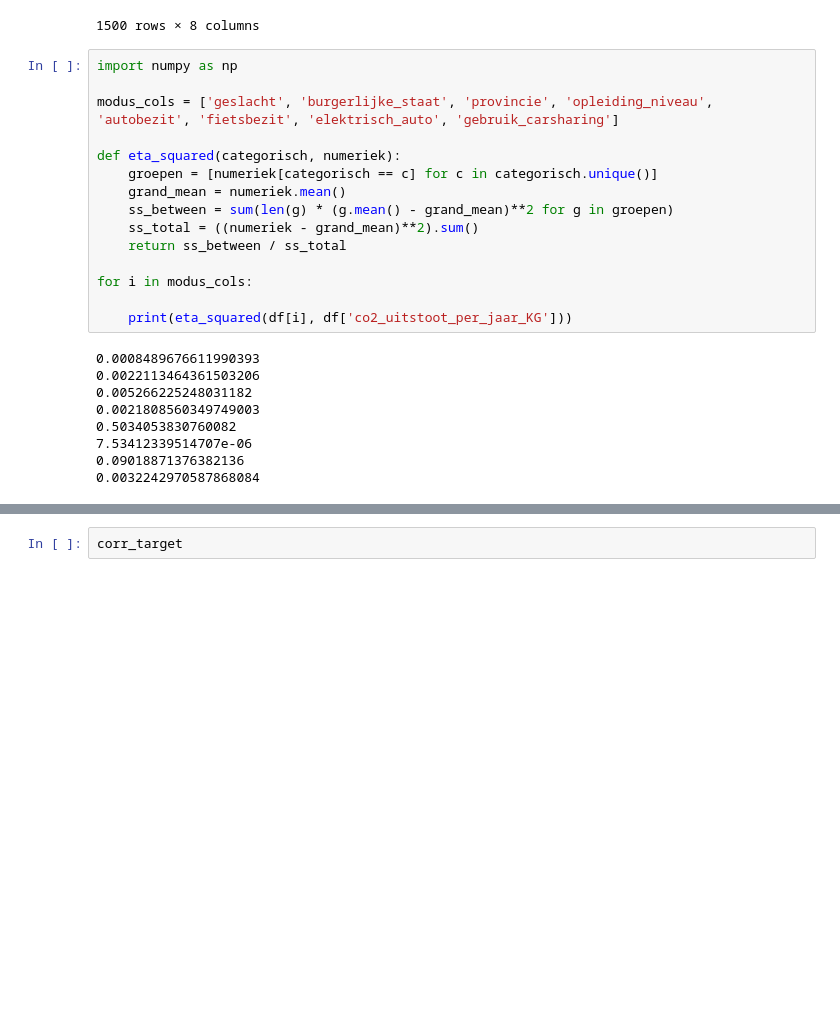
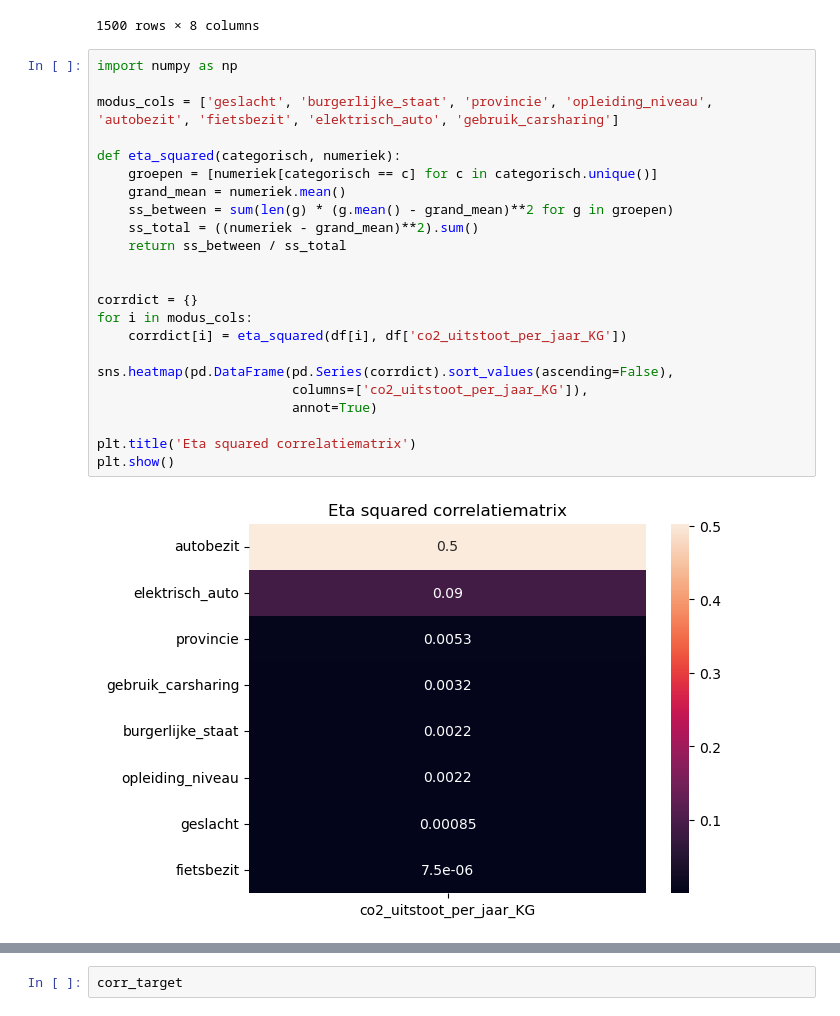
Before and after one commit to svenkr-6/Wiskunde_II_Portfolio, a Jupyter notebook: Sven.ipynb, the cells around one changed output, grey strips where cells are left out. Drawn from its saved outputs; the diff is of its cells as text; blank space fills up the shorter version.

```diff
--- a/Sven.ipynb
+++ b/Sven.ipynb
@@ -106,27 +116,28 @@ df[modus_cols]
 # %%
 import numpy as np
 
 modus_cols = ['geslacht', 'burgerlijke_staat', 'provincie', 'opleiding_niveau', 'autobezit', 'fietsbezit', 'elektrisch_auto', 'gebruik_carsharing']
 
 def eta_squared(categorisch, numeriek):
     groepen = [numeriek[categorisch == c] for c in categorisch.unique()]
     grand_mean = numeriek.mean()
     ss_between = sum(len(g) * (g.mean() - grand_mean)**2 for g in groepen)
     ss_total = ((numeriek - grand_mean)**2).sum()
     return ss_between / ss_total
 
+
+corrdict = {}
 for i in modus_cols:
+    corrdict[i] = eta_squared(df[i], df['co2_uitstoot_per_jaar_KG'])
 
-    print(eta_squared(df[i], df['co2_uitstoot_per_jaar_KG']))
+sns.heatmap(pd.DataFrame(pd.Series(corrdict).sort_values(ascending=False),
+                         columns=['co2_uitstoot_per_jaar_KG']),
+                         annot=True)
+
+plt.title('Eta squared correlatiematrix')
+plt.show()
 # %% [output]
-0.0008489676611990393
-0.0022113464361503206
-0.005266225248031182
-0.0021808560349749003
-0.5034053830760082
-7.53412339514707e-06
-0.09018871376382136
-0.0032242970587868084
+[figure, added]
 # %%
 from scipy import stats
 def cramers_v(x, y):
```
Also changed, not shown: parts of 14 cells of this notebook.
